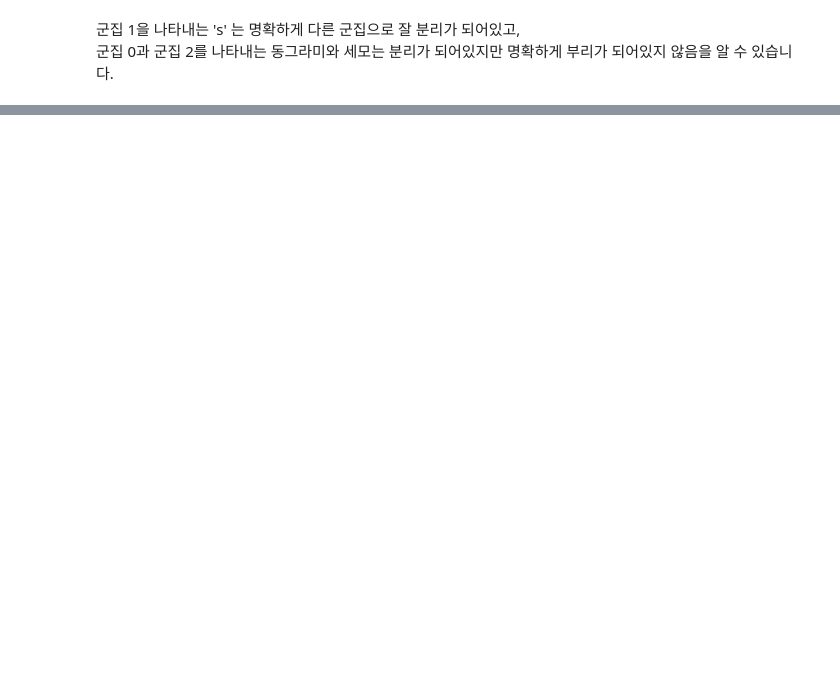
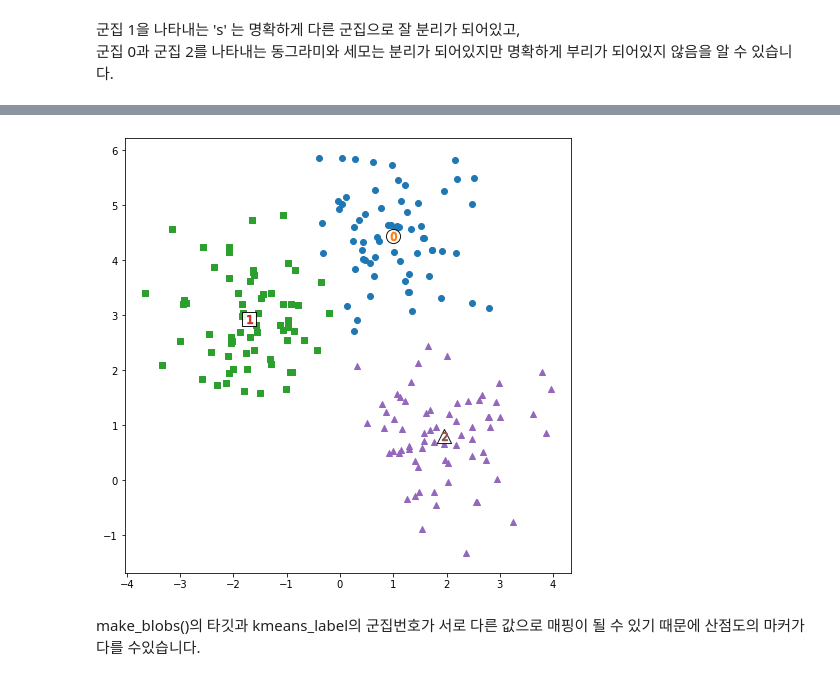
Before and after one commit to HwangHanJae/ml-definitive-guide-pratice, a Jupyter notebook: clustering/kmeans.ipynb, the cells around one changed output, grey strips where cells are left out. Saved outputs shown, nothing was run; the diff lists cells and outputs as text; code cells hidden in the pictures; blank space fills up the shorter version.

```diff
--- a/clustering/kmeans.ipynb
+++ b/clustering/kmeans.ipynb
@@ -190,0 +250,25 @@ plt.show()
+# %%
+#군집화를 진행후 시각화
+kmeans = KMeans(n_clusters=3, max_iter=200, random_state=0)
+cluster_labels = kmeans.fit_predict(X)
+cluster_df['kmeans_label'] = cluster_labels
+
+#cluster_centers_는 개별 클러스터의 중심 위치 좌표를 시각화를 위해 추출
+centers = kmeans.cluster_centers_
+unique_labels = np.unique(cluster_labels)
+
+plt.figure(figsize=(8,8))
+
+for label in unique_labels:
+  label_cluster = cluster_df.loc[cluster_df['kmeans_label'] == label]
+  center_x_y = centers[label]
+  plt.scatter(x=label_cluster['ftr1'], y=label_cluster['ftr2'], marker=markers[label])
+
+  #군집별 중심 위치 좌표 시각화
+  plt.scatter(x=center_x_y[0], y=center_x_y[1], s=200, color='white', alpha=0.9, marker=markers[label], edgecolor='k')
+  plt.scatter(x=center_x_y[0], y=center_x_y[1], s=70, marker='$%d$'%label)
+plt.show()
+# %% [output]
+[figure, added]
+# %% [markdown]
+make_blobs()의 타깃과 kmeans_label의 군집번호가 서로 다른 값으로 매핑이 될 수 있기 때문에 산점도의 마커가 다를 수있습니다.
```
Also changed, not shown: parts of 13 cells of this notebook.
